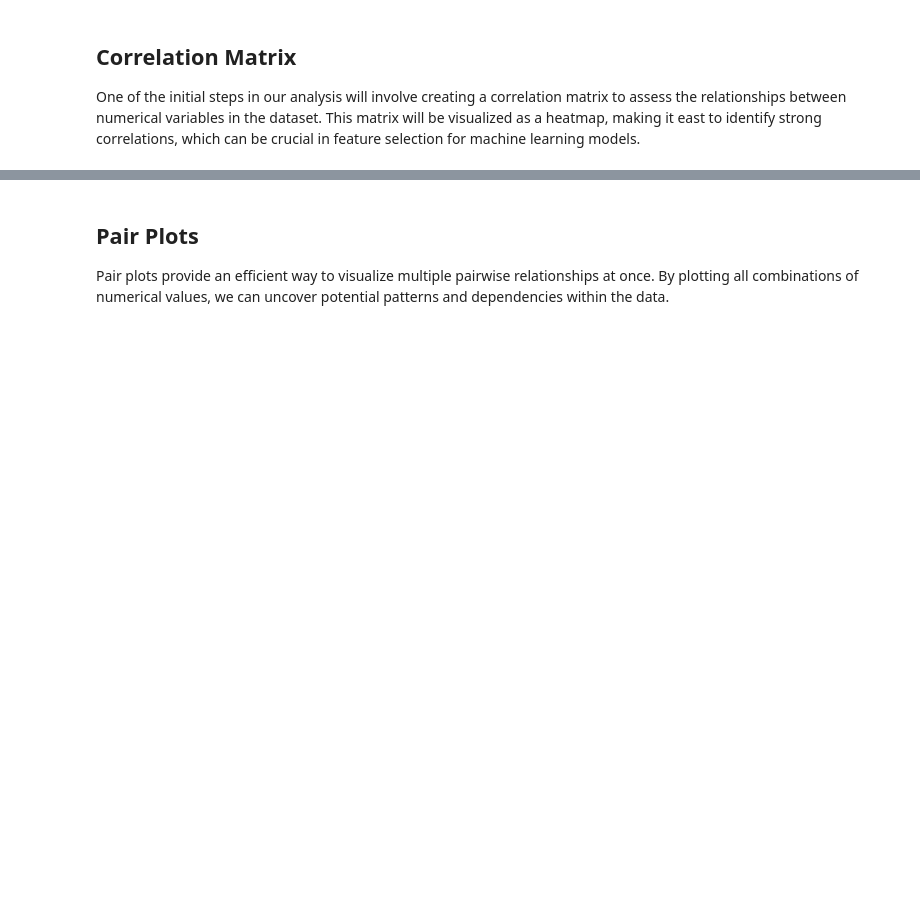
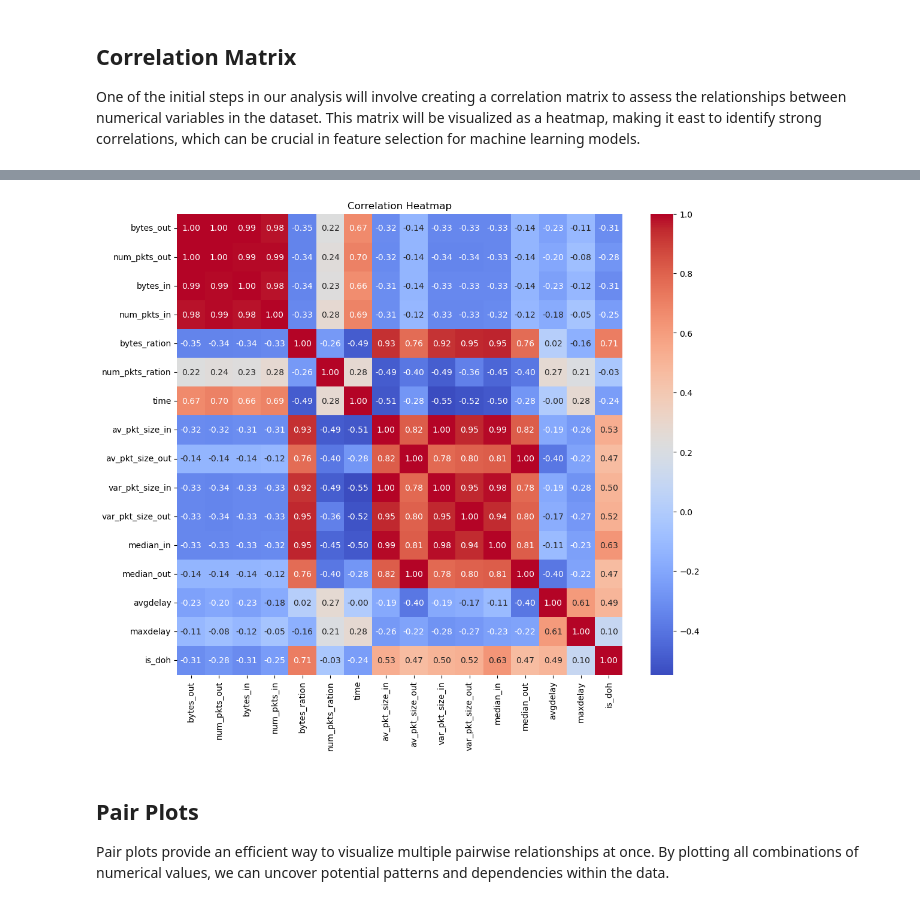
Before and after one commit to deep-learning-prof/doh-workshop, a Jupyter notebook: workspace/1-Data_Exploration.ipynb, the cells around one changed output, grey strips where cells are left out. Cells and saved outputs as stored; diff of their text form; code cells hidden in the pictures; blank space fills up the shorter version.

```diff
--- a/workspace/1-Data_Exploration.ipynb
+++ b/workspace/1-Data_Exploration.ipynb
@@ -128,16 +192,16 @@ plt.show
 # %%
-# Drop the mindelay row and column and replot the correlation matrix
-
 # Enter the row and column name that should be dropped
-correlation_matrix = correlation_matrix.drop(index='enter_row_name_here', columns='enter_column_name_here')
+correlation_matrix = correlation_matrix.drop(index='mindelay',columns='mindelay')
 
 # recreate the figure
 plt.figure(figsize=(12,10))
 sns.heatmap(correlation_matrix, annot=True, cmap='coolwarm', fmt=".2f")
 plt.title('Correlation Heatmap')
 
 # Show figure
 plt.show()
+# %% [output]
+[figure, added]
 # %% [markdown]
 ## Pair Plots
 Pair plots provide an efficient way to visualize multiple pairwise relationships at once. By plotting all combinations of numerical values, we can uncover potential patterns and dependencies within the data.
```
Also changed, not shown: parts of 25 cells of this notebook, 3 other files.
